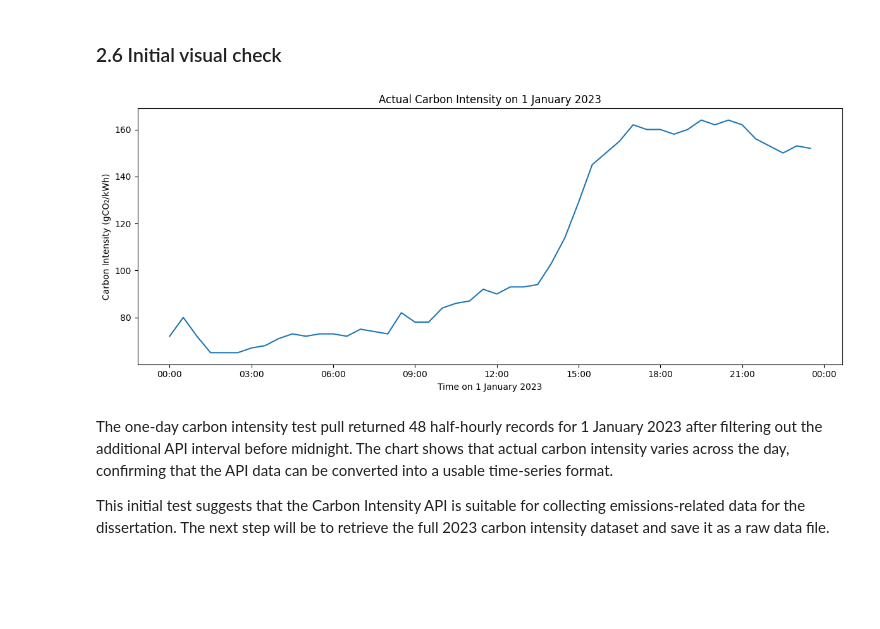
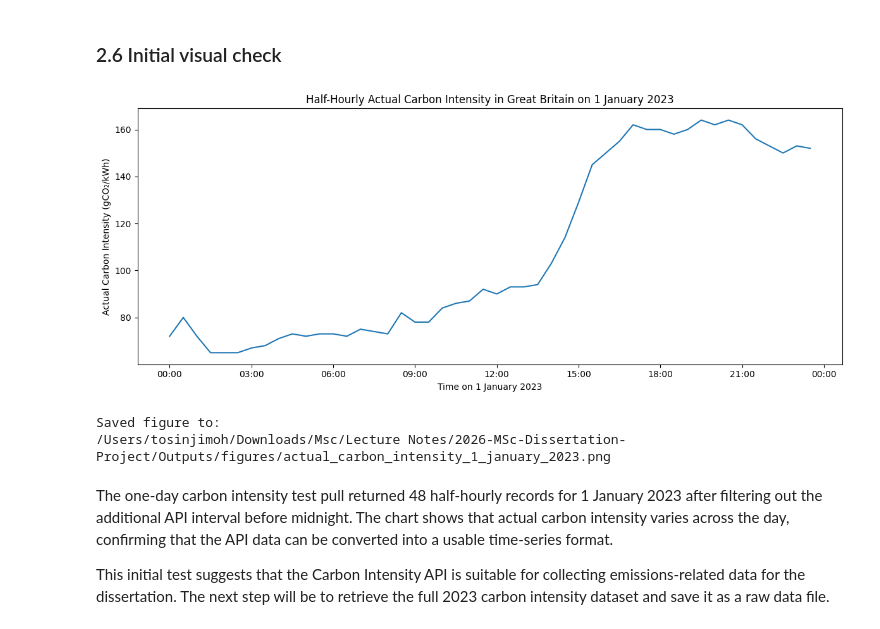
Before and after one commit to Oluwatosin-jimoh/2026-MSc-Dissertation-Project, a Jupyter notebook: Notebooks/01_data_source_review.ipynb, the cells around one changed output. Drawn from its saved outputs; the diff is of its cells as text; code cells hidden in the pictures; blank space fills up the shorter version.

```diff
--- a/Notebooks/01_data_source_review.ipynb
+++ b/Notebooks/01_data_source_review.ipynb
@@ -634,22 +634,28 @@ dtype: object
 # %% [markdown]
 ### 2.6 Initial visual check
 # %%
-# Plot actual carbon intensity for the one-day test period with hour-only x-axis labels
+# Plot and save actual carbon intensity for Great Britain on 1 January 2023
 
 import matplotlib.dates as mdates
 
 plt.figure(figsize=(12, 5))
 plt.plot(carbon_test["datetime_from"], carbon_test["actual_intensity"])
-plt.title("Actual Carbon Intensity on 1 January 2023")
+plt.title("Half-Hourly Actual Carbon Intensity in Great Britain on 1 January 2023")
 plt.xlabel("Time on 1 January 2023")
-plt.ylabel("Carbon Intensity (gCO₂/kWh)")
+plt.ylabel("Actual Carbon Intensity (gCO₂/kWh)")
+plt.gca().xaxis.set_major_formatter(mdates.DateFormatter("%H:%M"))
+plt.tight_layout()
 
-plt.gca().xaxis.set_major_formatter(mdates.DateFormatter("%H:%M"))
+figure_file = figures_folder / "actual_carbon_intensity_1_january_2023.png"
+plt.savefig(figure_file, dpi=300)
+plt.show()
 
-plt.tight_layout()
-plt.show()
+print("Saved figure to:")
+print(figure_file)
 # %% [output]
-[figure, old version]
+[figure, new version]
+Saved figure to:
+/Users/tosinjimoh/Downloads/Msc/Lecture Notes/2026-MSc-Dissertation-Project/Outputs/figures/actual_carbon_intensity_1_january_2023.png
 # %% [markdown]
 The one-day carbon intensity test pull returned 48 half-hourly records for 1 January 2023 after filtering out the additional API interval before midnight. The chart shows that actual carbon intensity varies across the day, confirming that the API data can be converted into a usable time-series format.
 
```
Also changed, not shown: parts of 10 cells of this notebook.
